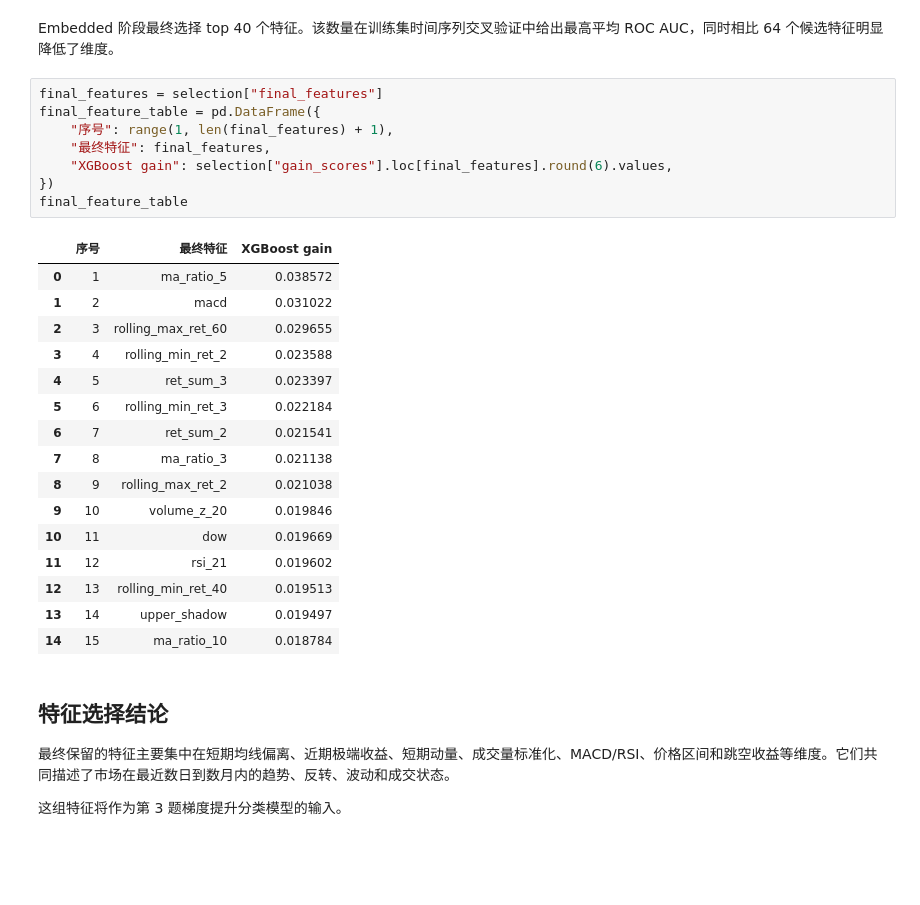
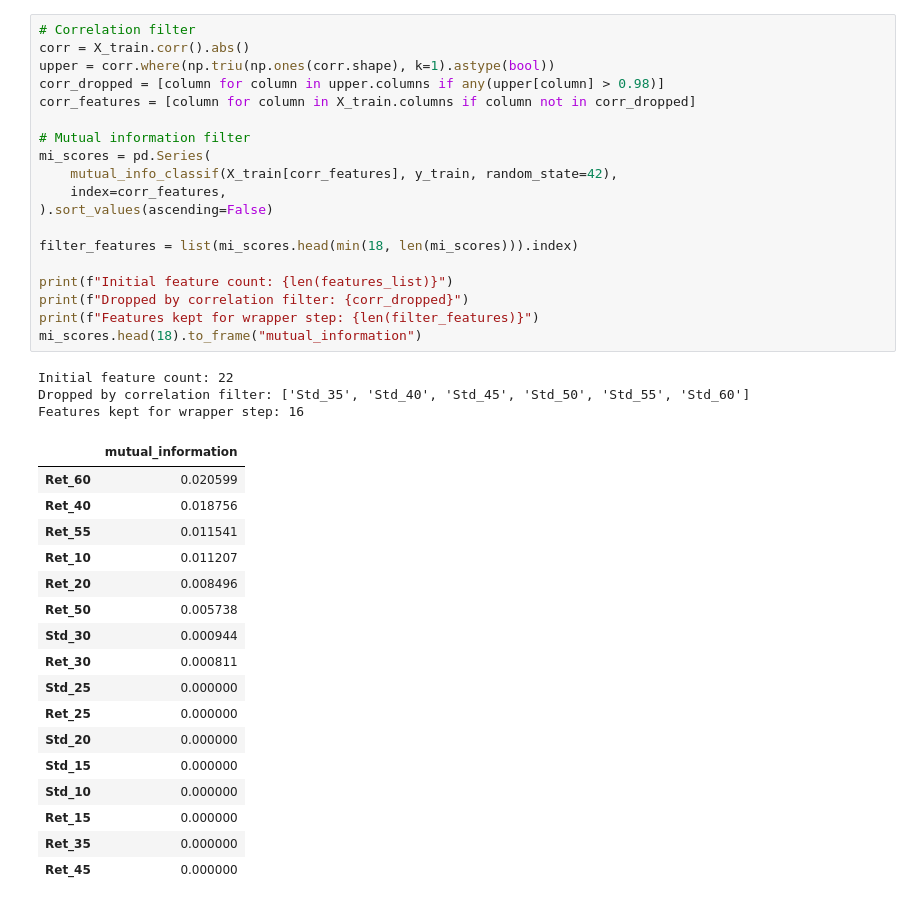
Before and after one commit to xption/CQFLearning, a Jupyter notebook: Exam3/Answer2.ipynb, the cells around one changed output. Cells and saved outputs as stored; diff of their text form; blank space fills up the shorter version.

```diff
--- a/Exam3/Answer2.ipynb
+++ b/Exam3/Answer2.ipynb
@@ -214,33 +73,40 @@ embedded_table
-# %% [markdown]
-Embedded 阶段最终选择 top 40 个特征。该数量在训练集时间序列交叉验证中给出最高平均 ROC AUC，同时相比 64 个候选特征明显降低了维度。
-# %%
-final_features = selection["final_features"]
-final_feature_table = pd.DataFrame({
-    "序号": range(1, len(final_features) + 1),
-    "最终特征": final_features,
-    "XGBoost gain": selection["gain_scores"].loc[final_features].round(6).values,
-})
-final_feature_table
-# %% [output]
-|  | 序号 | 最终特征 | XGBoost gain |
-| 0 | 1 | ma_ratio_5 | 0.038572 |
-| 1 | 2 | macd | 0.031022 |
-| 2 | 3 | rolling_max_ret_60 | 0.029655 |
-| 3 | 4 | rolling_min_ret_2 | 0.023588 |
-| 4 | 5 | ret_sum_3 | 0.023397 |
-| 5 | 6 | rolling_min_ret_3 | 0.022184 |
-| 6 | 7 | ret_sum_2 | 0.021541 |
-| 7 | 8 | ma_ratio_3 | 0.021138 |
-| 8 | 9 | rolling_max_ret_2 | 0.021038 |
-| 9 | 10 | volume_z_20 | 0.019846 |
-| 10 | 11 | dow | 0.019669 |
-| 11 | 12 | rsi_21 | 0.019602 |
-| 12 | 13 | rolling_min_ret_40 | 0.019513 |
-| 13 | 14 | upper_shadow | 0.019497 |
-| 14 | 15 | ma_ratio_10 | 0.018784 |
-# %% [markdown]
-## 特征选择结论
-
-最终保留的特征主要集中在短期均线偏离、近期极端收益、短期动量、成交量标准化、MACD/RSI、价格区间和跳空收益等维度。它们共同描述了市场在最近数日到数月内的趋势、反转、波动和成交状态。
-
-这组特征将作为第 3 题梯度提升分类模型的输入。
+# %%
+# Correlation filter
+corr = X_train.corr().abs()
+upper = corr.where(np.triu(np.ones(corr.shape), k=1).astype(bool))
+corr_dropped = [column for column in upper.columns if any(upper[column] > 0.98)]
+corr_features = [column for column in X_train.columns if column not in corr_dropped]
+
+# Mutual information filter
+mi_scores = pd.Series(
+    mutual_info_classif(X_train[corr_features], y_train, random_state=42),
+    index=corr_features,
+).sort_values(ascending=False)
+
+filter_features = list(mi_scores.head(min(18, len(mi_scores))).index)
+
+print(f"Initial feature count: {len(features_list)}")
+print(f"Dropped by correlation filter: {corr_dropped}")
+print(f"Features kept for wrapper step: {len(filter_features)}")
+mi_scores.head(18).to_frame("mutual_information")
+# %% [output]
+Initial feature count: 22
+Dropped by correlation filter: ['Std_35', 'Std_40', 'Std_45', 'Std_50', 'Std_55', 'Std_60']
+Features kept for wrapper step: 16
+|  | mutual_information |
+| Ret_60 | 0.020599 |
+| Ret_40 | 0.018756 |
+| Ret_55 | 0.011541 |
+| Ret_10 | 0.011207 |
+| Ret_20 | 0.008496 |
+| Ret_50 | 0.005738 |
+| Std_30 | 0.000944 |
+| Ret_30 | 0.000811 |
+| Std_25 | 0.000000 |
+| Ret_25 | 0.000000 |
+| Std_20 | 0.000000 |
+| Std_15 | 0.000000 |
+| Std_10 | 0.000000 |
+| Ret_15 | 0.000000 |
+| Ret_35 | 0.000000 |
+| Ret_45 | 0.000000 |
```
Also changed, not shown: parts of 24 cells of this notebook, 3 other files.
